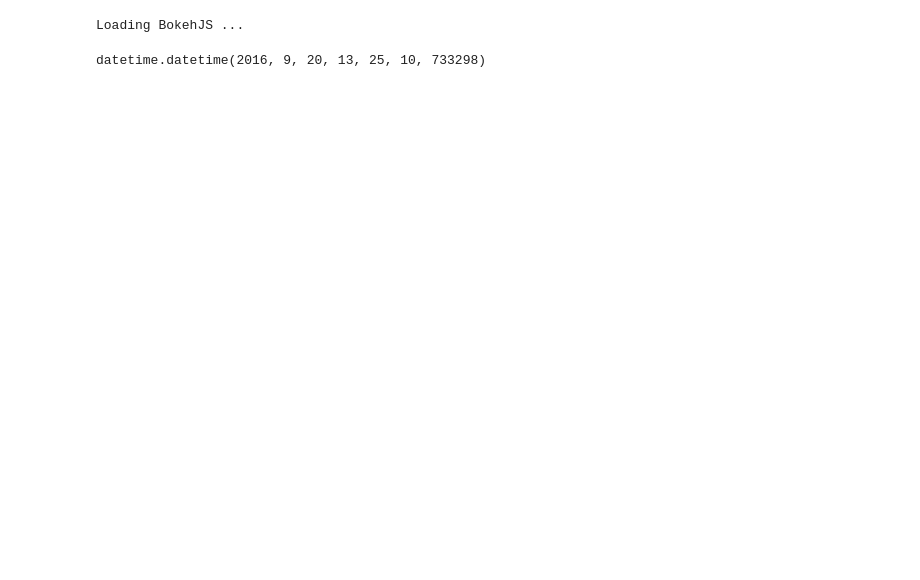
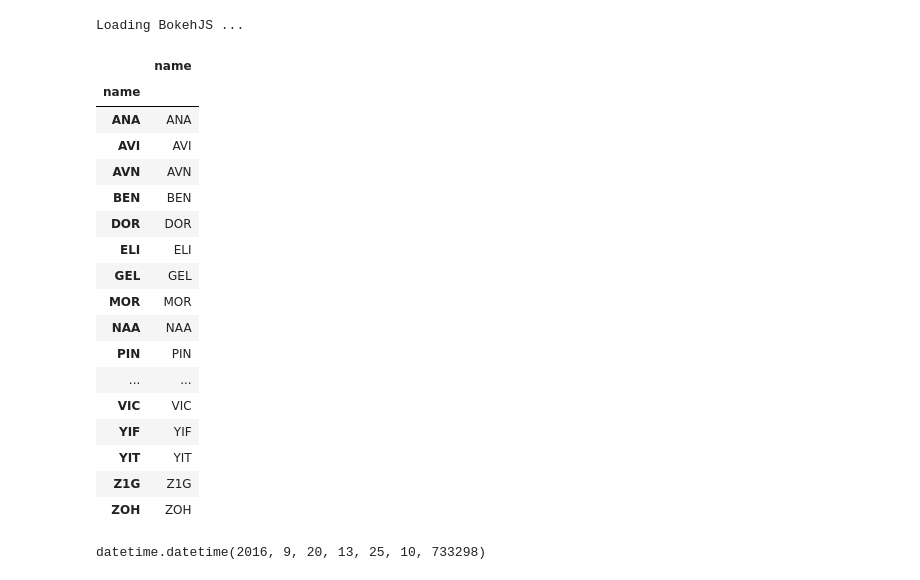
Before and after one commit to barntrosna/bokeh-project, a Jupyter notebook: calls_notebook.ipynb, the cells around one changed output. Drawn from its saved outputs; the diff is of its cells as text; code cells hidden in the pictures; blank space fills up the shorter version.

```diff
--- a/calls_notebook.ipynb
+++ b/calls_notebook.ipynb
@@ -19,3 +16,32 @@ calls = pd.read_csv('data_files/calls_one_day.csv')
+# %%
+calls = pd.read_csv('data_files/calls_one_day.csv')
+#calls.head()
+servers = calls.server_abv.unique()
+servers = servers.tolist()
+servers.sort()
+servers.remove('NO_')
+servers = pd.DataFrame(servers, columns=['name'])
+servers.index = servers['name']
+#servers
+# %% [output]
+|  | name |
+| name |  |
+| ANA | ANA |
+| AVI | AVI |
+| AVN | AVN |
+| BEN | BEN |
+| DOR | DOR |
+| ELI | ELI |
+| GEL | GEL |
+| MOR | MOR |
+| NAA | NAA |
+| PIN | PIN |
+| ... | ... |
+| VIC | VIC |
+| YIF | YIF |
+| YIT | YIT |
+| Z1G | Z1G |
+| ZOH | ZOH |
 # %%
 #calls['time'] = pd.to_datetime(calls['vru_entry'], infer_datetime_format=True)
 calls['time'] = make_today(calls['vru_entry'])
```
Also changed, not shown: parts of 6 cells of this notebook, 1 other file.
